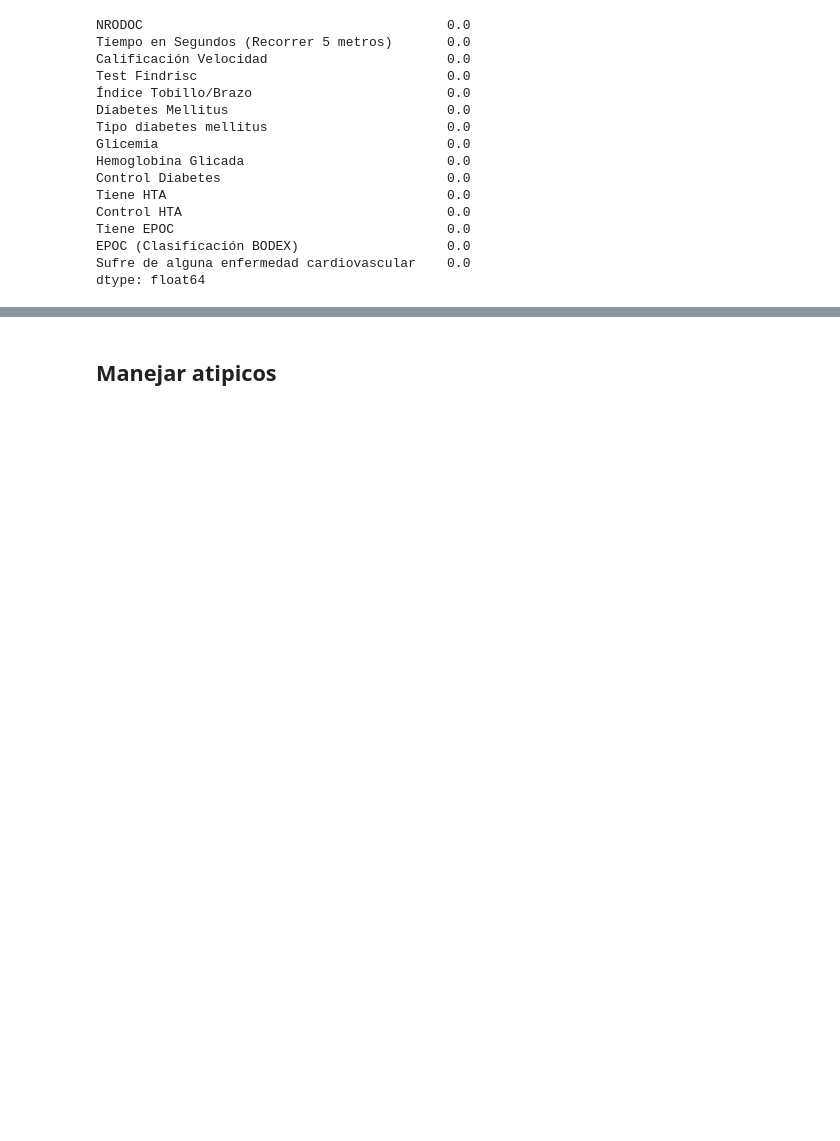
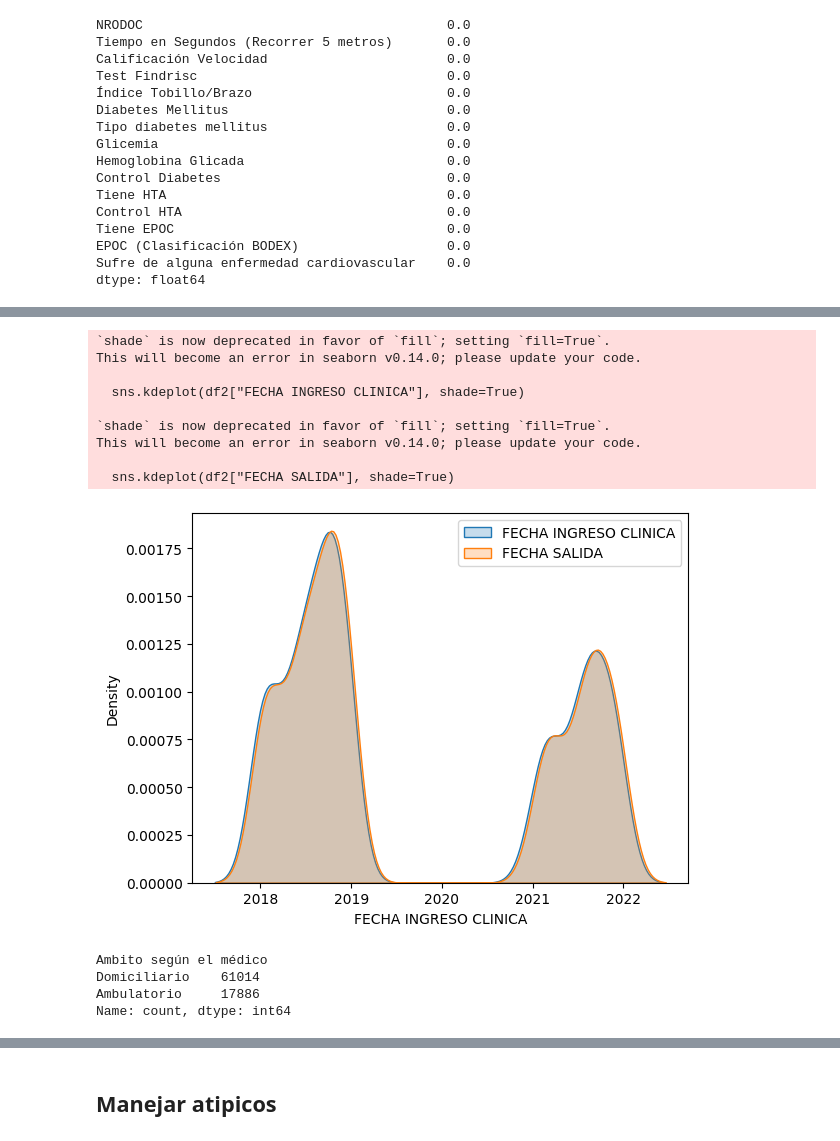
Before and after one commit to andresquinttero/Salud_Grupo4, a Jupyter notebook: analisis.ipynb, the cells around one changed output, grey strips where cells are left out. Cells and saved outputs as stored; diff of their text form; code cells hidden in the pictures; blank space fills up the shorter version.

```diff
--- a/analisis.ipynb
+++ b/analisis.ipynb
@@ -310,0 +292,25 @@ dtype: float64
+# %%
+#grafica de densidad con FECHA INGRESO CLINICA y FECHA SALIDA
+sns.kdeplot(df2["FECHA INGRESO CLINICA"], shade=True)
+sns.kdeplot(df2["FECHA SALIDA"], shade=True)
+plt.legend(["FECHA INGRESO CLINICA", "FECHA SALIDA"])
+plt.show() # se observa que la mayoria de los pacientes ingresan y salen en el mismo dia
+# %% [output]
+`shade` is now deprecated in favor of `fill`; setting `fill=True`.
+This will become an error in seaborn v0.14.0; please update your code.
+
+  sns.kdeplot(df2["FECHA INGRESO CLINICA"], shade=True)
+
+`shade` is now deprecated in favor of `fill`; setting `fill=True`.
+This will become an error in seaborn v0.14.0; please update your code.
+
+  sns.kdeplot(df2["FECHA SALIDA"], shade=True)
+[figure, added]
+# %%
+# que valores tiene Clase Funcional
+df2["Ambito según el médico"].value_counts()
+# %% [output]
+Ambito según el médico
+Domiciliario    61014
+Ambulatorio     17886
+Name: count, dtype: int64
```
Also changed, not shown: parts of 69 cells of this notebook.
